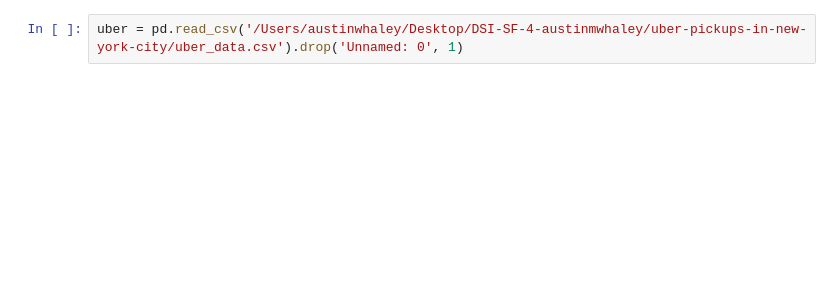
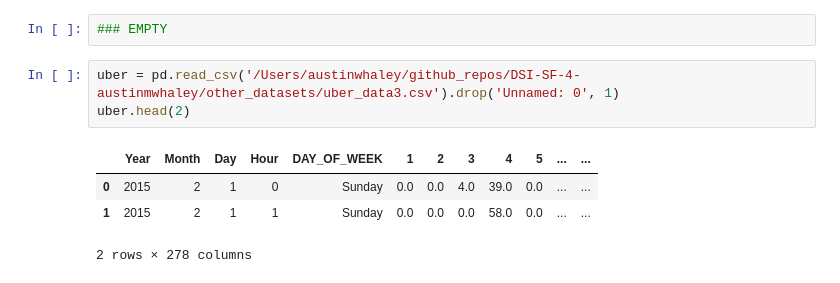
Before and after one commit to austinmwhaley/DSI-SF-4-austinmwhaley, a Jupyter notebook: capstone/uber_LSTM.ipynb, the cells around one changed output. Saved outputs shown, nothing was run; the diff lists cells and outputs as text; blank space fills up the shorter version.

```diff
--- a/capstone/uber_LSTM.ipynb
+++ b/capstone/uber_LSTM.ipynb
@@ -13,2 +21,10 @@ sns.set_style('whitegrid')
+# %%
+### EMPTY
 # %%
-uber = pd.read_csv('/Users/austinwhaley/Desktop/DSI-SF-4-austinmwhaley/uber-pickups-in-new-york-city/uber_data.csv').drop('Unnamed: 0', 1)
+uber = pd.read_csv('/Users/austinwhaley/github_repos/DSI-SF-4-austinmwhaley/other_datasets/uber_data3.csv').drop('Unnamed: 0', 1)
+uber.head(2)
+# %% [output]
+|  | Year | Month | Day | Hour | DAY_OF_WEEK | 1 | 2 | 3 | 4 | 5 | ... | ... |
+| 0 | 2015 | 2 | 1 | 0 | Sunday | 0.0 | 0.0 | 4.0 | 39.0 | 0.0 | ... | ... |
+| 1 | 2015 | 2 | 1 | 1 | Sunday | 0.0 | 0.0 | 0.0 | 58.0 | 0.0 | ... | ... |
+2 rows × 278 columns
```
Also changed, not shown: parts of 42 cells of this notebook, 5 other files.
